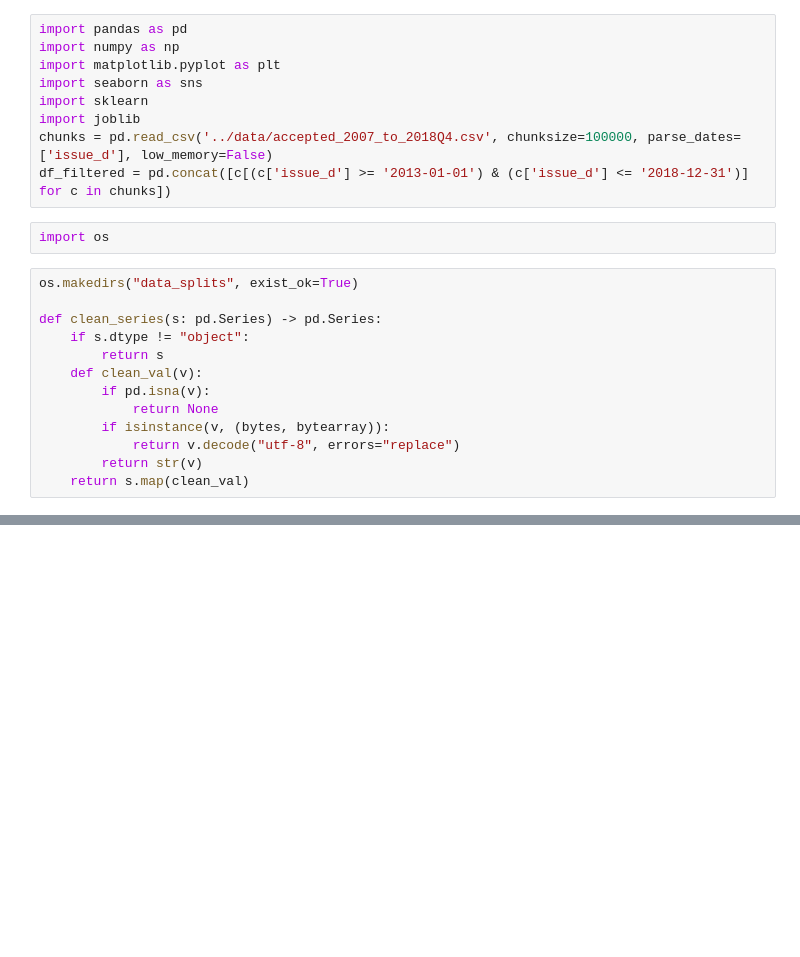
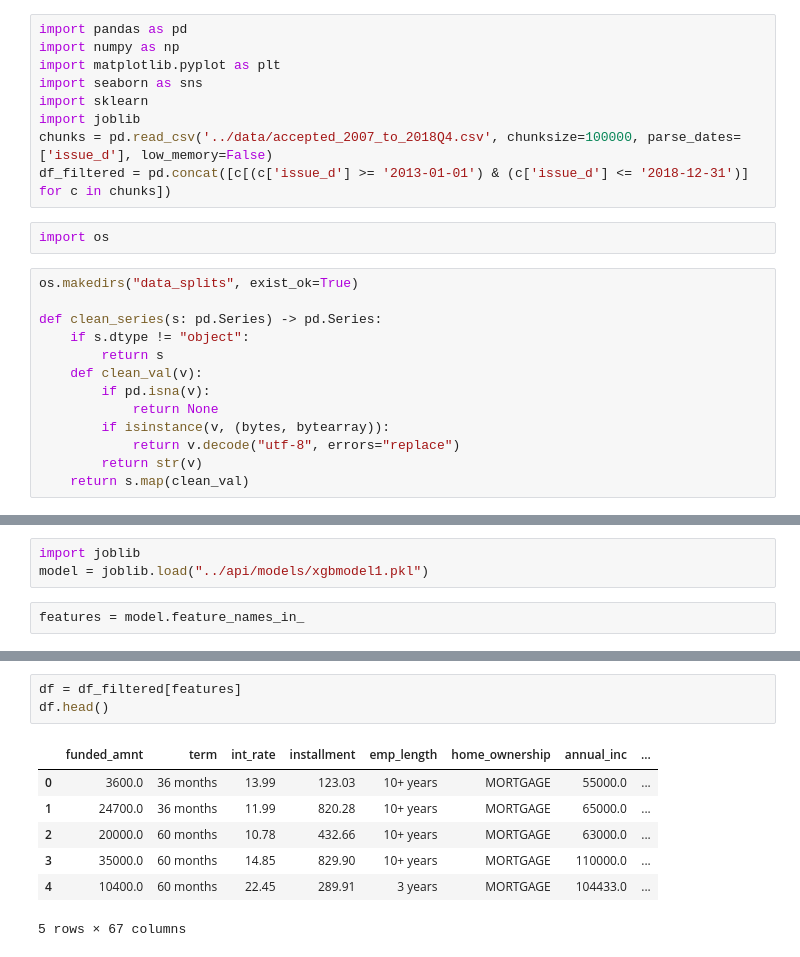
Before and after one commit to josephine-amponsah/credit-scoring-nlp-dl, a Jupyter notebook: credit-portfolio-risk-monitoring/notebooks/app_data.ipynb, the cells around one changed output, grey strips where cells are left out. Saved outputs shown, nothing was run; the diff lists cells and outputs as text; blank space fills up the shorter version.

```diff
--- a/credit-portfolio-risk-monitoring/notebooks/app_data.ipynb
+++ b/credit-portfolio-risk-monitoring/notebooks/app_data.ipynb
@@ -24,0 +27,5 @@ def clean_series(s: pd.Series) -> pd.Series:
+# %%
+import joblib
+model = joblib.load("../api/models/xgbmodel1.pkl")
+# %%
+features = model.feature_names_in_
@@ -24,0 +52,11 @@ def clean_series(s: pd.Series) -> pd.Series:
+# %%
+df = df_filtered[features]
+df.head()
+# %% [output]
+|  | funded_amnt | term | int_rate | installment | emp_length | home_ownership | annual_inc | ... |
+| 0 | 3600.0 | 36 months | 13.99 | 123.03 | 10+ years | MORTGAGE | 55000.0 | ... |
+| 1 | 24700.0 | 36 months | 11.99 | 820.28 | 10+ years | MORTGAGE | 65000.0 | ... |
+| 2 | 20000.0 | 60 months | 10.78 | 432.66 | 10+ years | MORTGAGE | 63000.0 | ... |
+| 3 | 35000.0 | 60 months | 14.85 | 829.90 | 10+ years | MORTGAGE | 110000.0 | ... |
+| 4 | 10400.0 | 60 months | 22.45 | 289.91 | 3 years | MORTGAGE | 104433.0 | ... |
+5 rows × 67 columns
```
Also changed, not shown: parts of 12 cells of this notebook, 29 other files.
